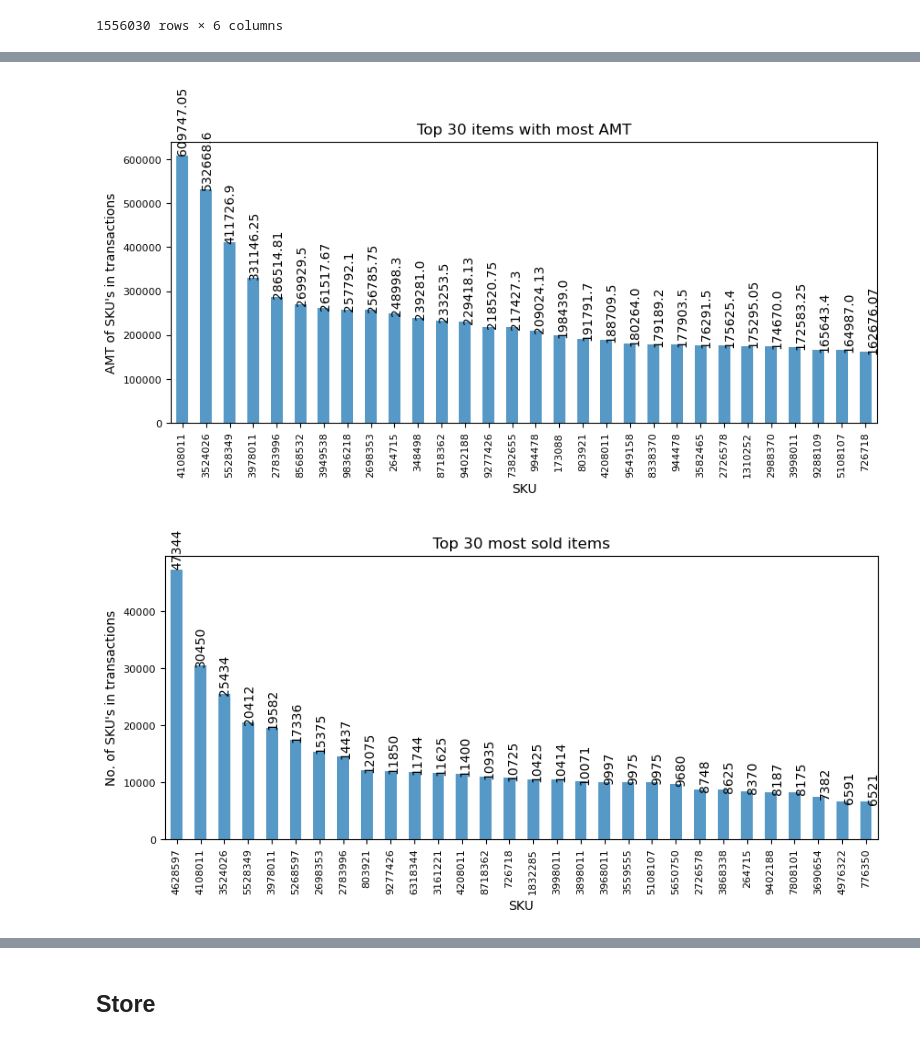
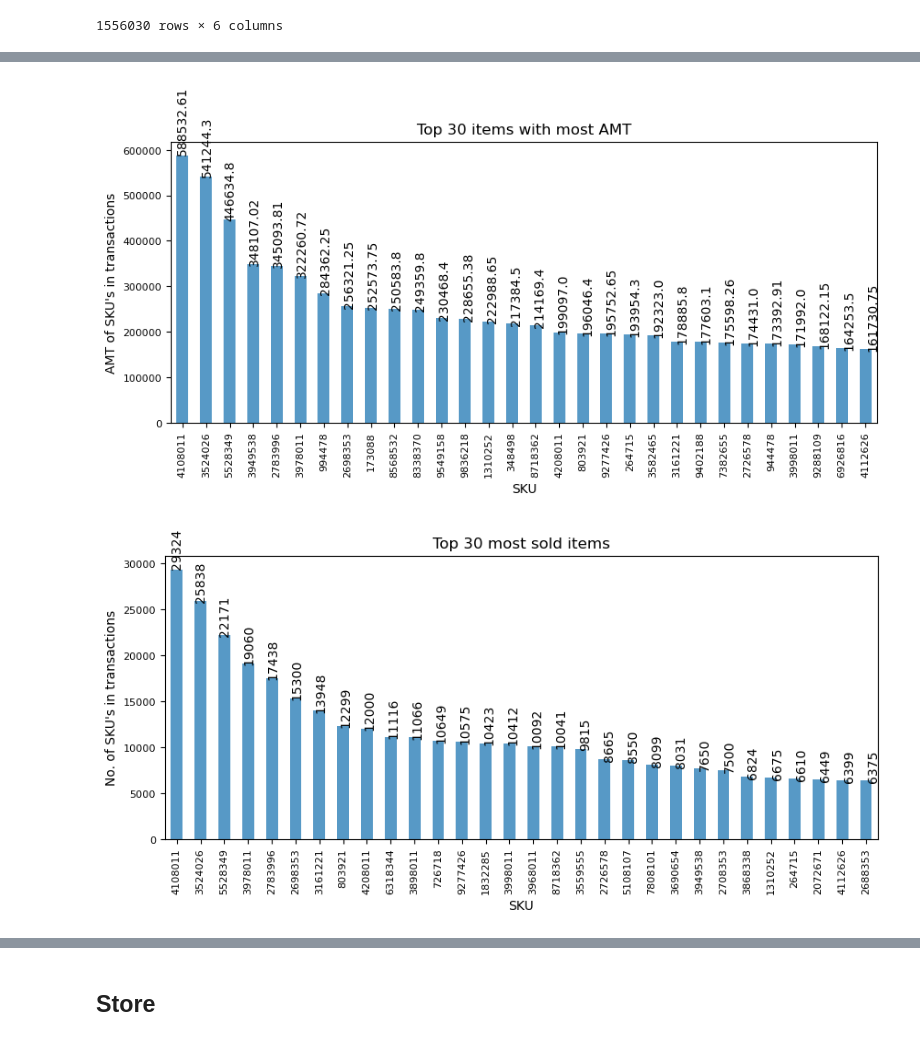
Before and after one commit to MSIA/MLDS400_Group3-Ye-Joon-Han-Jiayue-Tian-Wesley-Wang-Yumin-Zhang, a Jupyter notebook: 400_project.ipynb, the cells around one changed output, grey strips where cells are left out. Cells and saved outputs as stored; diff of their text form; code cells hidden in the pictures.

```diff
--- a/400_project.ipynb
+++ b/400_project.ipynb
@@ -70,3 +73,5 @@ trnsact
+# %%
+trnsact_copy = trnsact.copy()
 # %%
 # SKUINFO
 cursor.execute('''SELECT "SKU", "DEPT", "STYLE", "COLOR", "SIZE", "BRAND" FROM group_3.skuinfo;''')
@@ -119,13 +187,22 @@ connection.close()
+# %%
+trnsact_copy['SALEDATE'] = pd.to_datetime(trnsact_copy['SALEDATE'])
+trnsact_copy['ORGPRICE'] = pd.to_numeric(trnsact_copy['ORGPRICE'], errors='coerce')
+trnsact_copy['SPRICE'] = pd.to_numeric(trnsact_copy['SPRICE'], errors='coerce')
+trnsact_copy['AMT'] = pd.to_numeric(trnsact_copy['AMT'], errors='coerce')
+
+# Drop the rows where trnsact['ORGPRICE'] == 0
+trnsact_copy = trnsact_copy[trnsact_copy['ORGPRICE'] != 0]
 # %%
-import datetime as dt
-import matplotlib.pyplot as plt
+# Extract the year and month from the transaction records
+trnsact_copy['SaleYear'] = trnsact_copy['SALEDATE'].dt.year
+trnsact_copy['SaleMonth'] = trnsact_copy['SALEDATE'].dt.month
 
-trnsact['SALEDATE'] = pd.to_datetime(trnsact['SALEDATE'])
-trnsact['SaleYear'] = trnsact['SALEDATE'].dt.year
-trnsact['SaleMonth'] = trnsact['SALEDATE'].dt.month
+# Transfer the amt of return transaction into negative, we assume that there is a corresponding purchase transaction record before return
+# Therefore, this two records can cancel each other out and have no effect on total sales amount. Treat the total amt as income charge
+trnsact_copy.loc[trnsact_copy['STYPE'] == 'R', 'AMT'] = -trnsact_copy.loc[trnsact_copy['STYPE'] == 'R', 'AMT']
 
-trnsact.loc[trnsact['STYPE'] == 'R', 'AMT'] = -trnsact.loc[trnsact['STYPE'] == 'R', 'AMT']
-monthly_sales = trnsact.groupby(['SaleYear', 'SaleMonth'])['AMT'].sum().reset_index()
+# Total sales amount agains each month
+monthly_sales = trnsact_copy.groupby(['SaleYear', 'SaleMonth'])['AMT'].sum().reset_index()
 
 plt.plot(monthly_sales.index, monthly_sales['AMT'], marker='o', linestyle='-', color='b')
 plt.xlabel('SaleMonth')
@@ -186,29 +266,31 @@ df_date.plot.line(x = "SALEDATE", y = "AMT", figsize = (14,6), title = "Total in
 # %%
-SKU_transactions = trnsact.groupby("SKU")['AMT'].sum().sort_values(ascending = False).head(30)
+# Top 30 items with the most AMT
+SKU_transactions = trnsact_copy.groupby("SKU")['AMT'].sum().sort_values(ascending = False).head(30)
 
 ax = SKU_transactions.plot(kind = 'bar', rot = 90, fontsize = 8, alpha = 0.75, figsize = (10,4))
 plt.title("Top 30 items with most AMT")
 plt.xlabel("SKU")
 plt.ylabel("AMT of SKU's in transactions")
 
 for i in ax.patches:
     ax.annotate(str(i.get_height()),
                (i.get_x()*1.01, i.get_height()*1.01),
                rotation = 90)
 plt.show()
 
-SKU_count = trnsact.SKU.value_counts().head(30)
+# Top 30 most sold items
+SKU_count = trnsact_copy.SKU.value_counts().head(30)
 
 ax = SKU_count.plot(kind = 'bar', rot = 90, fontsize = 8, alpha = 0.75, figsize = (10,4))
 plt.title("Top 30 most sold items")
 plt.xlabel("SKU")
 plt.ylabel("No. of SKU's in transactions")
 
 for i in ax.patches:
     ax.annotate(str(i.get_height()),
                (i.get_x()*1.01, i.get_height()*1.01),
                rotation = 90)
 plt.show()
 # %% [output]
-[figure, old version]
+[figure, new version]
-[figure, old version]
+[figure, new version]
```
Also changed, not shown: parts of 40 cells of this notebook, 1 other file.
